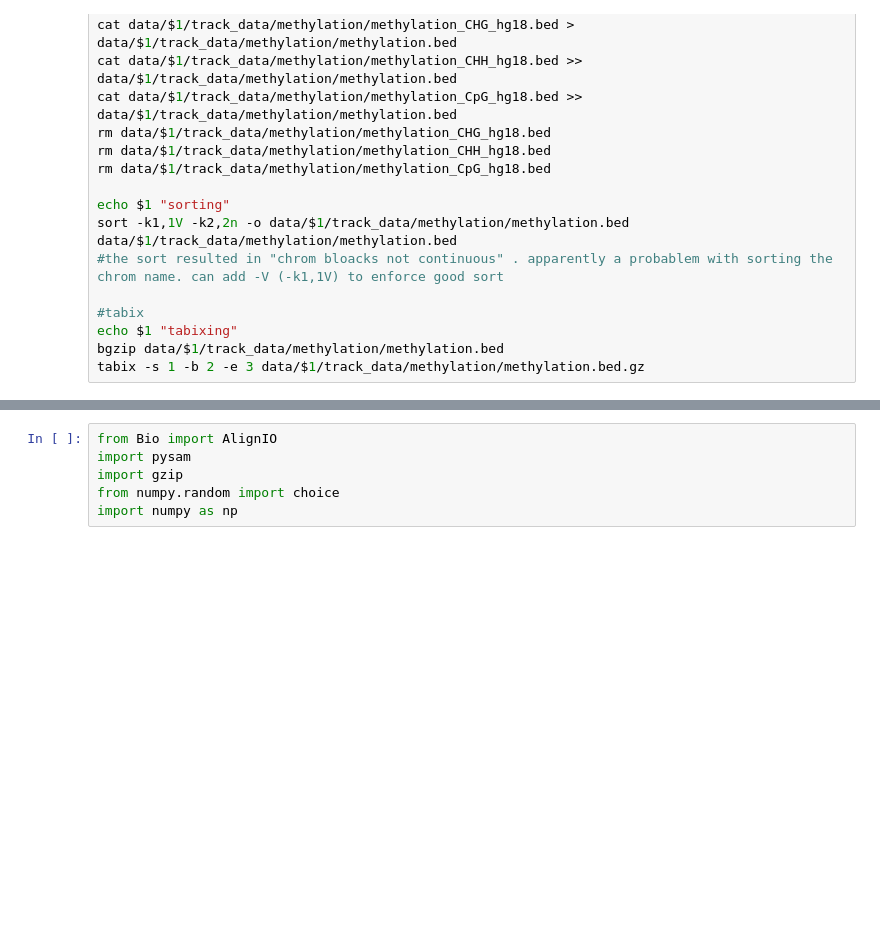
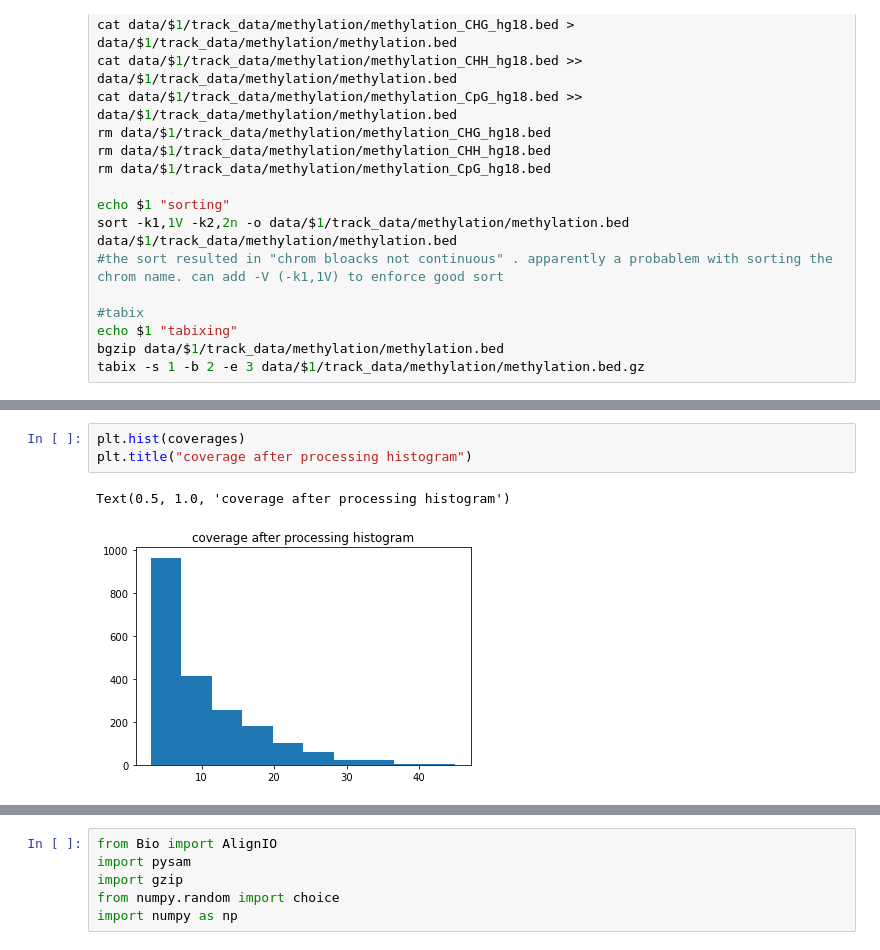
Before and after one commit to MadeleineOman/mutability, a Jupyter notebook: analysis/modules/download_encode/methylation_threeFiles.ipynb, the cells around one changed output, grey strips where cells are left out. Cells and saved outputs as stored; diff of their text form; blank space fills up the shorter version.

```diff
--- a/analysis/modules/download_encode/methylation_threeFiles.ipynb
+++ b/analysis/modules/download_encode/methylation_threeFiles.ipynb
@@ -84,0 +152,6 @@ site = ["chr1",1000]
+# %%
+plt.hist(coverages)
+plt.title("coverage after processing histogram")
+# %% [output]
+Text(0.5, 1.0, 'coverage after processing histogram')
+[figure, added]
```
Also changed, not shown: parts of 45 cells of this notebook, 28 other files.
